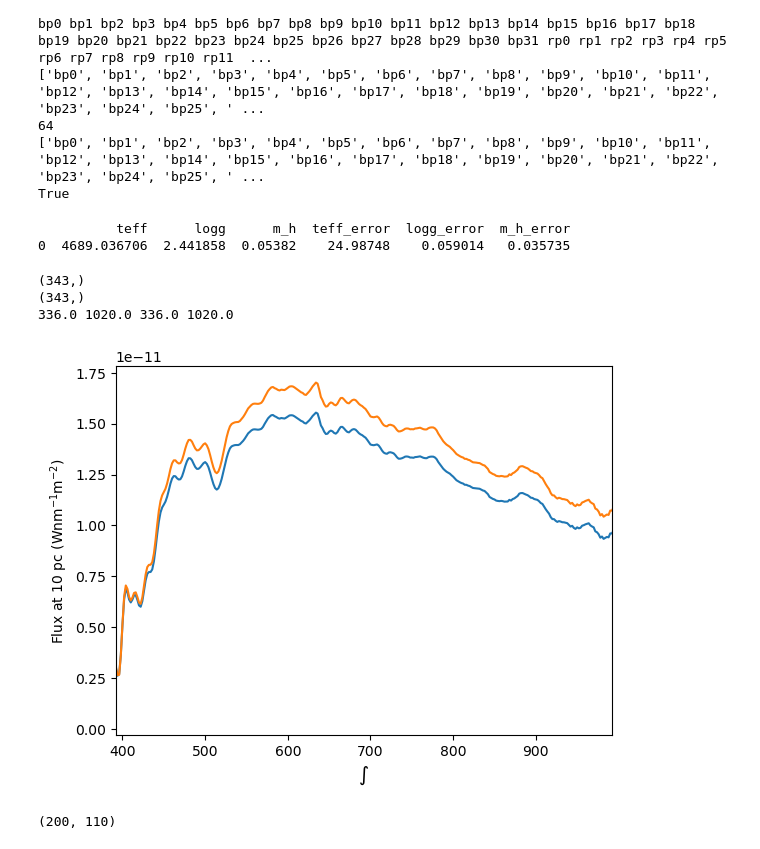
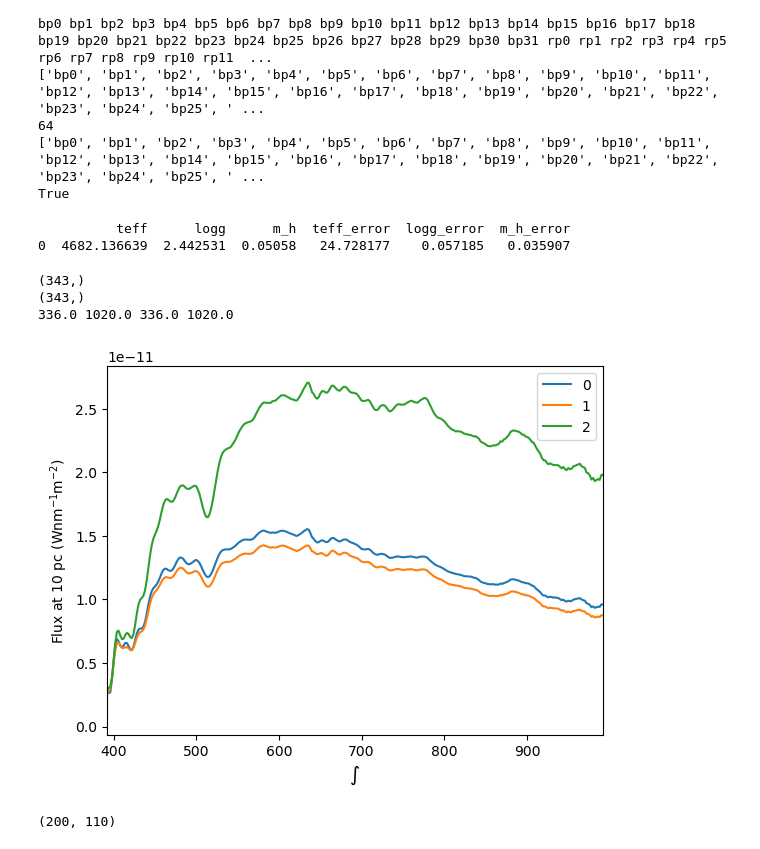
Before and after one commit to Xsmos/cosmology_foundation, a Jupyter notebook: Inference_Spec2Labels.ipynb, the cells around one changed output. Drawn from its saved outputs; the diff is of its cells as text; code cells hidden in the pictures.

Commit message:
reproduced the results, now dive into the StellarPerceptron

```diff
--- a/Inference_Spec2Labels.ipynb
+++ b/Inference_Spec2Labels.ipynb
@@ -29,7 +29,7 @@ import os
 # %% [output]
 True
 # %%
-nn_model = StellarPerceptron.load("./model_torch/", device="cuda")
+nn_model = StellarPerceptron.load("./model_torch_Xia/", device="cuda")
 print(nn_model.vocabs)
 # %% [output]
 ['bp0', 'bp1', 'bp2', 'bp3', 'bp4', 'bp5', 'bp6', 'bp7', 'bp8', 'bp9', 'bp10', 'bp11', 'bp12', 'bp13', 'bp14', 'bp15', 'bp16', 'bp17', 'bp18', 'bp19', 'bp20', 'bp21', 'bp22', 'bp23', 'bp24', 'bp25', ' ...
@@ -61,7 +81,7 @@ To enable the following instructions: AVX2 FMA, in other operations, rebuild Ten
 # %%
 gdr3_source_id = 2130706307446806144
 bprp_coeffs = xp_spec_online(gdr3_source_id, absolute_flux=False)
-nn_model = StellarPerceptron.load("./model_torch/", device="cuda")
+nn_model = StellarPerceptron.load("./model_torch_Xia/", device="cuda")
 # %%
 bp = bprp_coeffs['bp'][:32]
 rp = bprp_coeffs['rp'][:32]
@@ -95,7 +115,7 @@ nn_model.perceive(np.concatenate([bp,rp]), bp_list+rp_list)
 print(nn_model.request(['teff', 'logg', 'm_h']))
 # %% [output]
           teff      logg      m_h  teff_error  logg_error  m_h_error
-0  4689.036706  2.441858  0.05382    24.98748    0.059014   0.035735
+0  4682.136639  2.442531  0.05058   24.728177    0.057185   0.035907
 # %%
 import pylab as plt
 from stellarperceptron.model import StellarPerceptron
@@ -103,8 +123,12 @@ from utils.gaia_utils import nn_xp_coeffs_phys, xp_sampling_grid
 plt.rcParams["text.usetex"] = False
 # %%
 nn_model = StellarPerceptron.load("./model_torch/", device="cuda")
+nn_model_Xia = StellarPerceptron.load("./model_torch_Xia/", device="cuda")
+# nn_model_search = StellarPerceptron.load("./model_torch_search/", device="cuda")
 spectrum0 = nn_xp_coeffs_phys(nn_model, absolute_flux=True, teff=4700, logg=2.5, m_h=0.0, logebv=-7)
-spectrum1 = nn_xp_coeffs_phys(nn_model, absolute_flux=True, teff=4650, logg=2.3, m_h=0.01, logebv=-7)
+spectrum1 = nn_xp_coeffs_phys(nn_model_Xia, absolute_flux=True, teff=4700, logg=2.5, m_h=0.0, logebv=-7)
+# spectrum2 = nn_xp_coeffs_phys(nn_model_search, absolute_flux=True, teff=4700, logg=2.5, m_h=0.0, logebv=-7)
+spectrum2 = nn_xp_coeffs_phys(nn_model, absolute_flux=True, teff=4400, logg=2, m_h=0.05, logebv=-9)
 # %%
 print(spectrum0.shape)
 print(xp_sampling_grid.shape)
@@ -114,15 +138,17 @@ print(xp_sampling_grid[0], xp_sampling_grid[-1], xp_sampling_grid.min(), xp_samp
 (343,)
 336.0 1020.0 336.0 1020.0
 # %%
-plt.plot(xp_sampling_grid, spectrum0)
-plt.plot(xp_sampling_grid, spectrum1)
+plt.plot(xp_sampling_grid, spectrum0, label='0')
+plt.plot(xp_sampling_grid, spectrum1, label='1')
+plt.plot(xp_sampling_grid, spectrum2, label='2')
 plt.xlabel("$\\int$")
 plt.ylabel("Flux at 10 pc ($\\mathrm{W} \\mathrm{nm}^{-1} \\mathrm{m}^{-2}$)")
 plt.xlim(392, 992)
+plt.legend()
 plt.show()
 # plt.close()
 # %% [output]
-[figure, old version]
+[figure, new version]
 # %%
 # !nvidia-smi
 # %%
```
Also changed, not shown: parts of 10 cells of this notebook, 4 other files.
